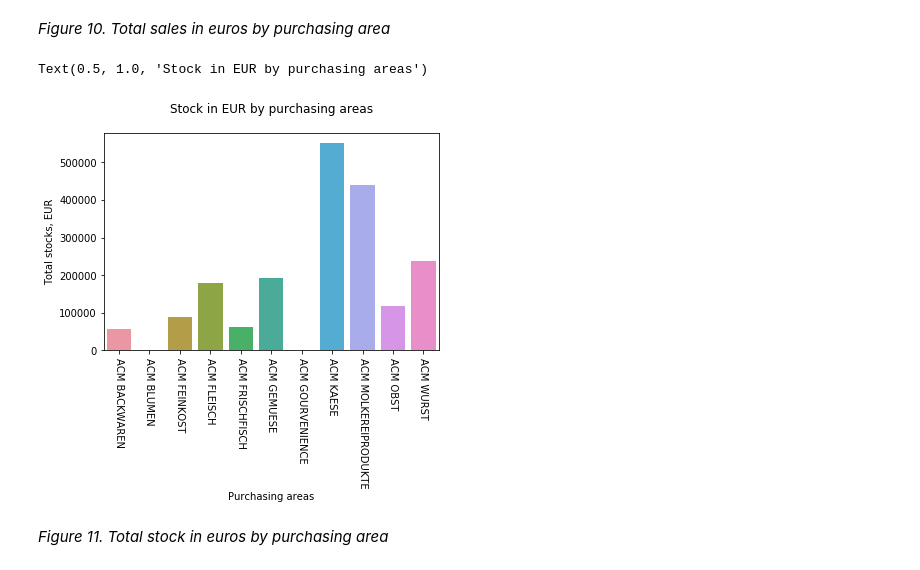
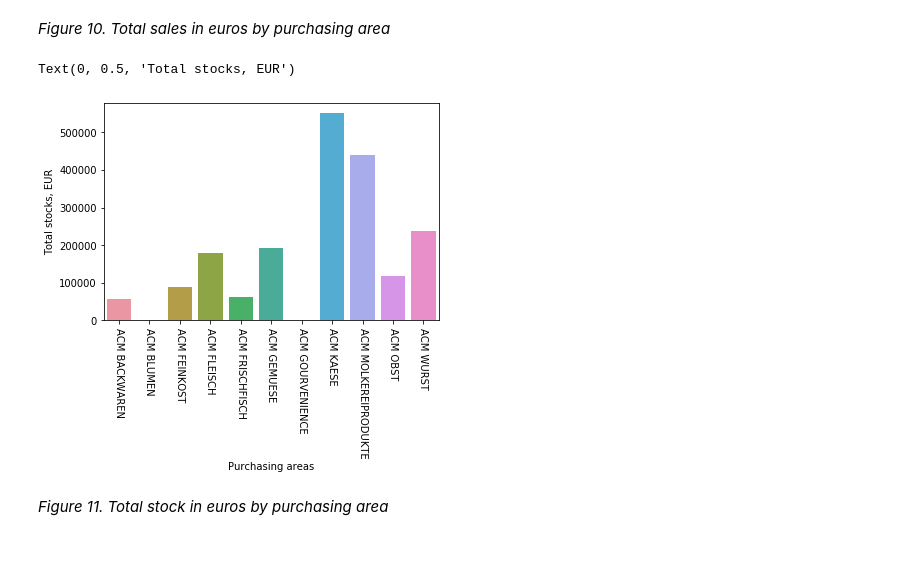
Before and after one commit to irina-baeva/retail-ds-project, a Jupyter notebook: metro_project_irina_baeva.ipynb, the cells around one changed output. Drawn from its saved outputs; the diff is of its cells as text; code cells hidden in the pictures.

```diff
--- a/metro_project_irina_baeva.ipynb
+++ b/metro_project_irina_baeva.ipynb
@@ -762,12 +760,11 @@ Text(0.5, 1.0, 'Sales in EUR by purchasing areas')
 # %%
 sns.barplot(data = df_areas, x = "purchasing_area_description", y = "daily_stock_in_euros")
 plt.xticks(rotation=-90)
-plt.xlabel("Purchasing areas");
-plt.ylabel("Total stocks, EUR");
-plt.title('Stock in EUR by purchasing areas', pad=20,color="black")
+plt.xlabel("Purchasing areas")
+plt.ylabel("Total stocks, EUR")
 # %% [output]
-Text(0.5, 1.0, 'Stock in EUR by purchasing areas')
+Text(0, 0.5, 'Total stocks, EUR')
-[figure, old version]
+[figure, new version]
 # %% [markdown]
 *Figure 11. Total stock in euros by purchasing area*
 # %% [markdown]
```
Also changed, not shown: parts of 22 cells of this notebook.
